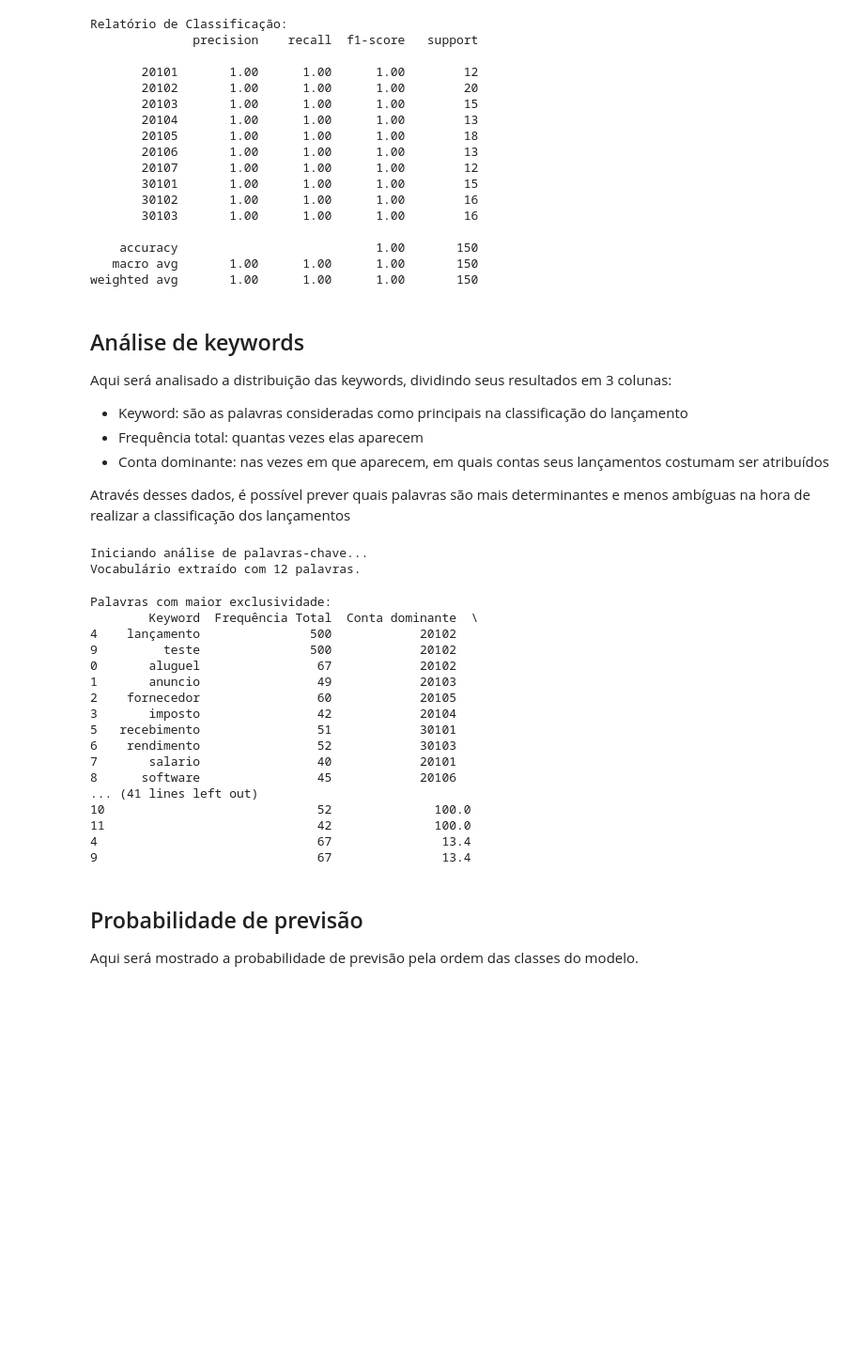
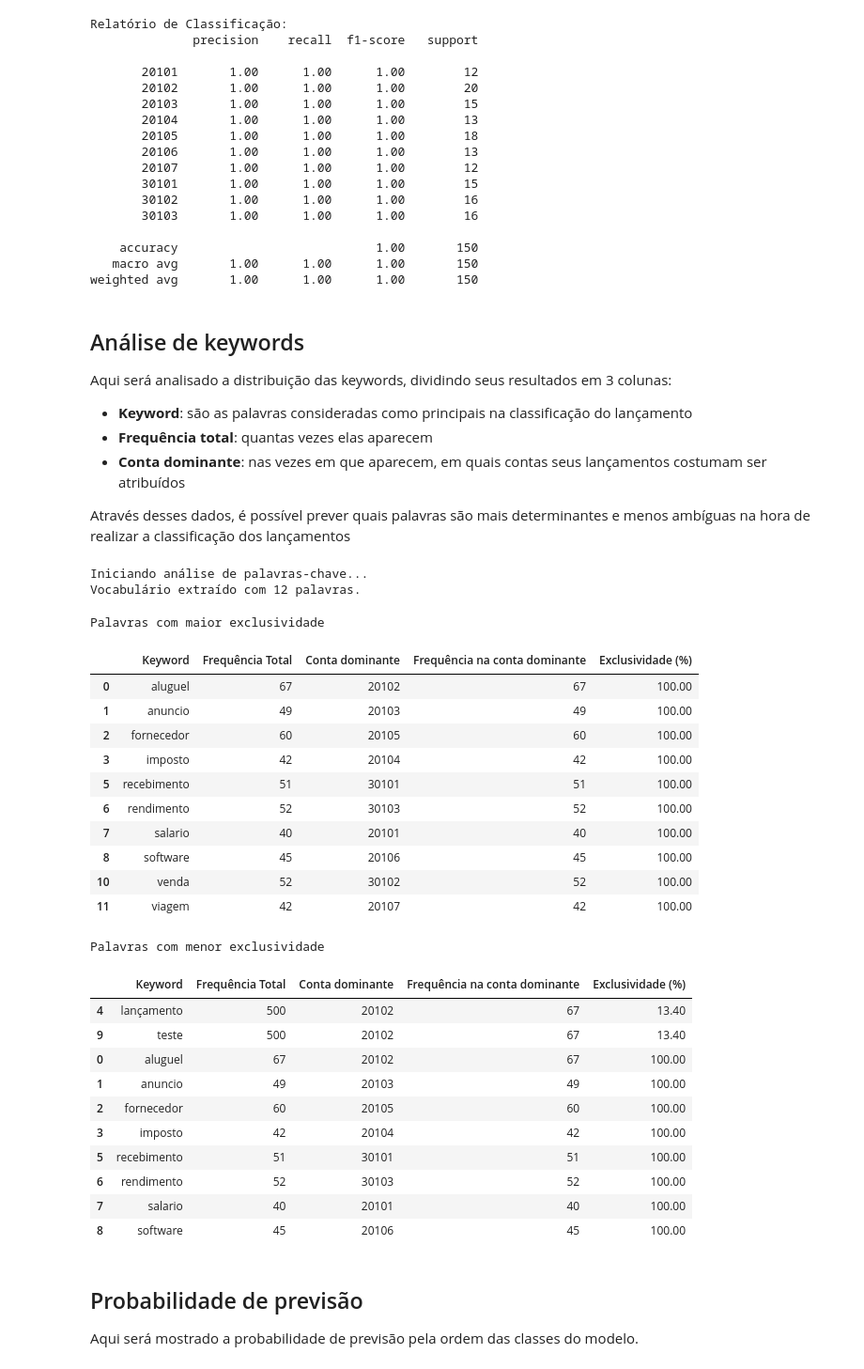
Before and after one commit to Lucassribeiro9/classificando-contas-contabeis, a Jupyter notebook: analise-contabil.ipynb, the cells around one changed output. Shown at 94% size. Cells and saved outputs as stored; diff of their text form; code cells hidden in the pictures; blank space fills up the shorter version.

```diff
--- a/analise-contabil.ipynb
+++ b/analise-contabil.ipynb
@@ -342,9 +349,9 @@ weighted avg       1.00      1.00      1.00       150
 ## Análise de keywords
 Aqui será analisado a distribuição das keywords, dividindo seus resultados em 3 colunas:
 
-- Keyword: são as palavras consideradas como principais na classificação do lançamento
-- Frequência total: quantas vezes elas aparecem
-- Conta dominante: nas vezes em que aparecem, em quais contas seus lançamentos costumam ser atribuídos
+- **Keyword**: são as palavras consideradas como principais na classificação do lançamento
+- **Frequência total**: quantas vezes elas aparecem
+- **Conta dominante**: nas vezes em que aparecem, em quais contas seus lançamentos costumam ser atribuídos
 
 Através desses dados, é possível prever quais palavras são mais determinantes e menos ambíguas na hora de realizar a classificação dos lançamentos
 # %%
@@ -359,57 +366,71 @@ vocab = vectorizer_vocab.get_feature_names_out()
 print(f"Vocabulário extraído com {len(vocab)} palavras.")
 
 # Iterar sobre cada palavra e calcular as estatísticas
 analysis_list = []
 for word in tqdm(vocab, desc="Analisando palavras"):
     # Filtrar linhas que contêm a palavra
     df_word = df_analysis[df_analysis["DESCRIÇÃO_LIMPA"].str.contains(rf'\b{word}\b', regex=True)]
     if not df_word.empty:
         total_freq = len(df_word)
         dist = df_word['CONTA'].value_counts()
         dominant_acc = dist.index[0]
         dominant_freq = dist.iloc[0]
         exclusivity = (dominant_freq / total_freq) * 100
 
         # Guarda os resultados
         analysis_list.append({
             "Keyword": word,
             "Frequência Total": total_freq,
             "Conta dominante": dominant_acc,
             "Frequência na conta dominante": dominant_freq,
             "Exclusividade (%)": exclusivity
         })
+
+# Dicionário para formatar as colunas
+format_dict = {
+    "Exclusividade (%)": "{:.2f}",
+    "Frequência Total": "{:,.0f}",
+    "Frequência na conta dominante": "{:,.0f}"
+}
 # Criando DataFrame com os resultados
 df_keyword_analysis = pd.DataFrame(analysis_list)
 # Ordenando por exclusividade
-df_keyword_analysis_sorted = df_keyword_analysis.sort_values(by="Exclusividade (%)", ascending=True)
+df_keyword_analysis_sorted = df_keyword_analysis.sort_values(by="Exclusividade (%)", ascending=False)
 
-# Mostrando as palavras com maior exclusividade
-print("Palavras com maior exclusividade:")
-print(df_keyword_analysis_sorted.head(50))
-print("--------------------------------")
+# Palavras mais exclusivas
+df_top_exclusive = df_keyword_analysis_sorted
 # Menos exclusivas
-print("Palavras com menor exclusividade:")
-print(df_keyword_analysis_sorted[df_keyword_analysis_sorted["Frequência Total"] > 10].sort_values(by="Exclusividade (%)", ascending=False).head(30))
+df_bottom_exclusive = df_keyword_analysis_sorted[df_keyword_analysis_sorted["Frequência Total"] > 10].sort_values(by="Exclusividade (%)", ascending=True)
+# Mostrando os resultados
+display(df_top_exclusive.head(10).style.format(format_dict).set_caption("<b>Palavras com maior exclusividade</b>"))
+display(df_bottom_exclusive.head(10).style.format(format_dict).set_caption("<b>Palavras com menor exclusividade</b>"))
 # %% [output]
 Iniciando análise de palavras-chave...
 Vocabulário extraído com 12 palavras.
-Palavras com maior exclusividade:
-        Keyword  Frequência Total  Conta dominante  \
-4    lançamento               500            20102
-9         teste               500            20102
-0       aluguel                67            20102
-1       anuncio                49            20103
-2    fornecedor                60            20105
-3       imposto                42            20104
-5   recebimento                51            30101
-6    rendimento                52            30103
-7       salario                40            20101
-8      software                45            20106
-... (41 lines left out)
-10                             52              100.0
-11                             42              100.0
-4                              67               13.4
-9                              67               13.4
+Palavras com maior exclusividade
+|  | Keyword | Frequência Total | Conta dominante | Frequência na conta dominante | Exclusividade (%) |
+| 0 | aluguel | 67 | 20102 | 67 | 100.00 |
+| 1 | anuncio | 49 | 20103 | 49 | 100.00 |
+| 2 | fornecedor | 60 | 20105 | 60 | 100.00 |
+| 3 | imposto | 42 | 20104 | 42 | 100.00 |
+| 5 | recebimento | 51 | 30101 | 51 | 100.00 |
+| 6 | rendimento | 52 | 30103 | 52 | 100.00 |
+| 7 | salario | 40 | 20101 | 40 | 100.00 |
+| 8 | software | 45 | 20106 | 45 | 100.00 |
+| 10 | venda | 52 | 30102 | 52 | 100.00 |
+| 11 | viagem | 42 | 20107 | 42 | 100.00 |
+Palavras com menor exclusividade
+|  | Keyword | Frequência Total | Conta dominante | Frequência na conta dominante | Exclusividade (%) |
+| 4 | lançamento | 500 | 20102 | 67 | 13.40 |
+| 9 | teste | 500 | 20102 | 67 | 13.40 |
+| 0 | aluguel | 67 | 20102 | 67 | 100.00 |
+| 1 | anuncio | 49 | 20103 | 49 | 100.00 |
+| 2 | fornecedor | 60 | 20105 | 60 | 100.00 |
+| 3 | imposto | 42 | 20104 | 42 | 100.00 |
+| 5 | recebimento | 51 | 30101 | 51 | 100.00 |
+| 6 | rendimento | 52 | 30103 | 52 | 100.00 |
+| 7 | salario | 40 | 20101 | 40 | 100.00 |
+| 8 | software | 45 | 20106 | 45 | 100.00 |
 # %% [markdown]
 ## Probabilidade de previsão
 Aqui será mostrado a probabilidade de previsão pela ordem das classes do modelo.
```
Also changed, not shown: parts of 5 cells of this notebook.
